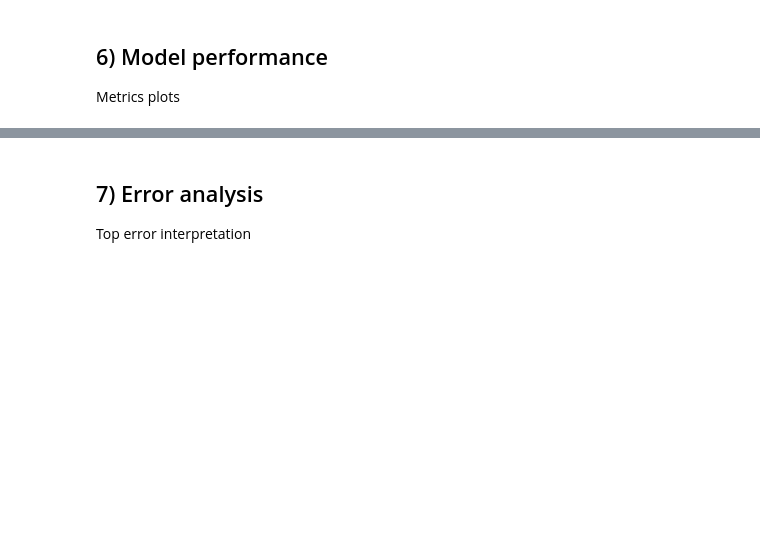
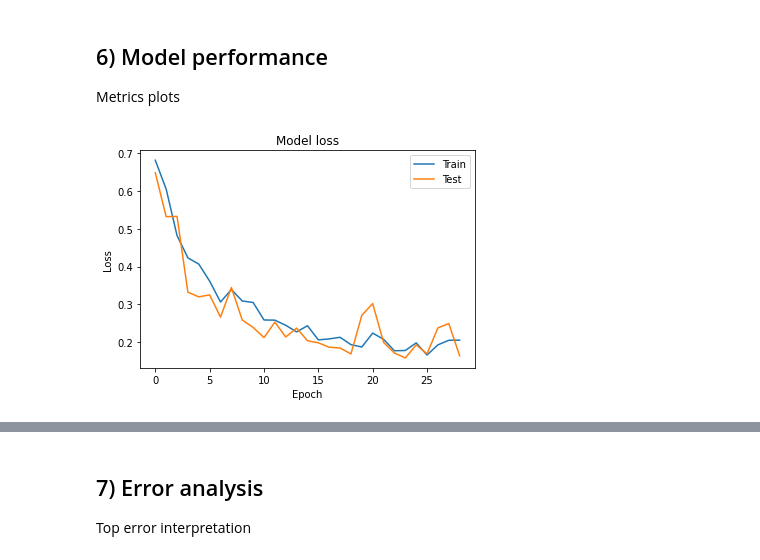
Before and after one commit to BredaUniversityADSAI/2022-23c-1fcmgt-reg-ai-01-HubertWalenczak220817, a Jupyter notebook: Week4/Creative-Brief-CNN.ipynb, the cells around one changed output, grey strips where cells are left out. Drawn from its saved outputs; the diff is of its cells as text; code cells hidden in the pictures; blank space fills up the shorter version.

```diff
--- a/Week4/Creative-Brief-CNN.ipynb
+++ b/Week4/Creative-Brief-CNN.ipynb
@@ -239,18 +232,20 @@ data_augmentation = keras.Sequential(
     ]
 )
 # %%
-inputs = tf.keras.Input(shape=(256,256,1))
+inputs = tf.keras.Input(shape=(256,256,3))
 x = data_augmentation(inputs)
 x = layers.Rescaling(1./255)(x)
-x = layers.Conv2D(128, kernel_size=3, activation='relu')(inputs)
+x = layers.Conv2D(128, kernel_size=3, activation='relu')(x)
 x = layers.MaxPooling2D(3, padding="same")(x)
 x = layers.Conv2D(64, 3, padding="same", activation='relu')(x)
 x = layers.MaxPooling2D(3, padding="same")(x)
 x = layers.Conv2D(32, 3, padding="same", activation='relu')(x)
 x = layers.MaxPooling2D(3, padding="same")(x)
 x = layers.Flatten()(x)
-x = layers.Dropout(0.2)(x)
-output = layers.Dense(10, activation='softmax')(x)
+x = layers.Dropout(0.3)(x)
+output = layers.Dense(1, activation='sigmoid')(x)
+
+model = tf.keras.Model(inputs, output)
 # %% [output]
 WARNING:tensorflow:Using a while_loop for converting RngReadAndSkip cause there is no registered converter for this op.
 WARNING:tensorflow:Using a while_loop for converting Bitcast cause there is no registered converter for this op.
@@ -269,8 +287,15 @@ model = tf.keras.Model(inputs, output)
 - Metrics
 
 - Learning curves
-# %%
-model.compile('adam', 'sparse_categorical_crossentropy')
+# %%
+model.compile('adam', 'binary_crossentropy', metrics=['accuracy'])
+
+monitor_val_acc = tf.keras.callbacks.EarlyStopping(monitor='val_loss',
+                                                   patience=5,
+                                                   mode='auto',
+                                                   restore_best_weights=True)
+
+model_checkpoint = tf.keras.callbacks.ModelCheckpoint('../models/best_model_cnn_99k_full.hdf5', save_best_only = True)
 # %%
-model.fit(train_ds, validation_data=val_ds, epochs=6)
+h = model.fit(train_ds, validation_data = val_ds, epochs = 1000, callbacks=[monitor_val_acc, model_checkpoint])
 # %% [output]
@@ -284,3 +331,19 @@ jpeg::Uncompress failed. Invalid JPEG data or crop window.
 ## 6) Model performance
 
 Metrics plots
+# %%
+def loss_plotter(H):
+    plt.figure()
+    plt.plot(H.history['loss'])
+    plt.plot(H.history['val_loss'])
+    # Make it pretty
+    plt.title('Model loss')
+    plt.ylabel('Loss')
+    plt.xlabel('Epoch')
+    plt.legend(['Train', 'Test'])
+    plt.show()
+    # YOUR CODE HERE #
+
+loss_plotter(h)
+# %% [output]
+[figure, added]
```
Also changed, not shown: parts of 34 cells of this notebook, 10 other files.
